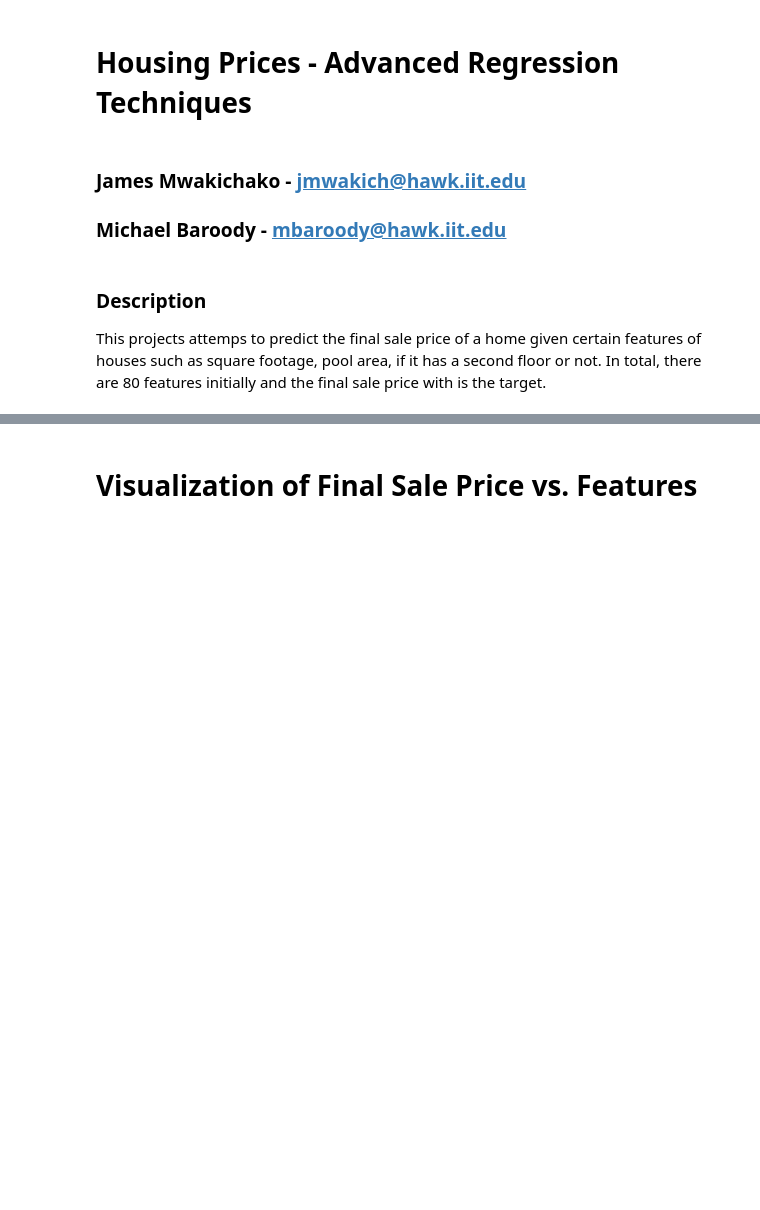
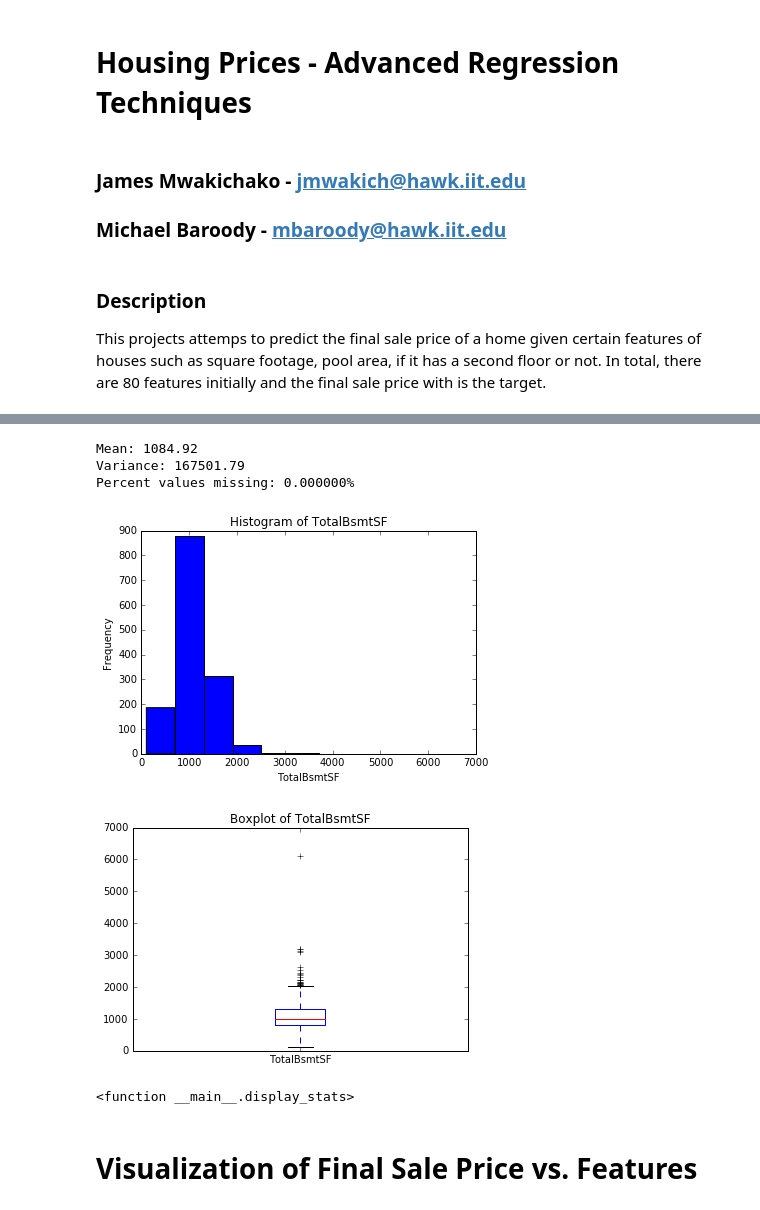
Before and after one commit to jmwaks/Real_Estate_Prices, a Jupyter notebook: Housing.ipynb, the cells around one changed output, grey strips where cells are left out. Saved outputs shown, nothing was run; the diff lists cells and outputs as text; code cells hidden in the pictures; blank space fills up the shorter version.

```diff
--- a/Housing.ipynb
+++ b/Housing.ipynb
@@ -45,3 +27,78 @@ plt.show()
+# %%
+features = [feature for feature in train.columns.values]
+
+features_dropdown = widgets.Dropdown(
+    options=features,
+    value='TotalBsmtSF',
+    description='Feature',
+    disabled=False,
+    button_style='info'
+)
+
+categorical_features = [cat_feature for cat_feature in train.columns.values if train[cat_feature].dtype == 'object']
+categorical_features.extend(['MSSubClass', 'OverallQual', 'OverallCond', 'BsmtFullBath',
+                             'BsmtHalfBath', 'BedroomAbvGr', 'KitchenAbvGr',
+                             'TotRmsAbvGr', 'Fireplaces', 'GarageCars', 'MoSold', 'YrSold'])
+
+
+def display_stats(feature):
+
+    if feature in categorical_features:
+        stringified = train[feature].apply(lambda x: str(x)).values
+        print("Percent values missing: %f%%" % (100*(np.sum(stringified == 'nan') / len(train[feature].values))))
+
+        nan_indices = np.where(stringified == 'nan')[0]
+        stringified = np.delete(stringified, nan_indices)
+
+        labels = np.unique(stringified)
+        data = [np.sum(stringified == l) for l in labels]
+        fig = plt.figure()
+        ax = fig.add_subplot(1, 1, 1)
+        ax.set_title('Visualization of %s' % feature)
+        ax.set_xlabel(feature)
+        ax.set_ylabel('Frequency')
+        if feature == 'MoSold':
+            labels = ['Jan', 'Feb', 'Mar', 'Apr', 'May', 'Jun', 'Jul', 'Aug', 'Sep', 'Oct', 'Nov', 'Dec']
+        ax.bar(range(len(data)), data, tick_label=labels)
+        #ax.xticks(range(len(lables)), labels)
+        plt.show()
+    else:
+        x = train[feature].values
+
+        #find zero indices
+        zero_indices = np.where(x == 0)[0]
+        nan_indices = np.where(np.isnan(x))[0]
+        #delete these datapoints from x and y
+
+        x = np.delete(x, zero_indices)
+        x = np.delete(x, nan_indices)
+
+        print('Mean: %.2f' % np.mean(x))
+        print('Variance: %.2f' % np.var(x))
+        # we don't count zeros as missing
+        print('Percent values missing: %f%%' % (100*((len(nan_indices)) / len(train[feature].values))))
+
+        fig1 = plt.figure(1)
+        ax1 = fig1.add_subplot(1, 1, 1)
+        ax1.set_title('Histogram of %s' % feature)
+        ax1.set_xlabel(feature)
+        ax1.set_ylabel('Frequency')
+        ax1.hist(x)
+
+        fig2 = plt.figure(2)
+        ax2= fig2.add_subplot(1, 1, 1)
+        ax2.set_title('Boxplot of %s' % feature)
+        ax2.boxplot([list(x)], labels=[feature])
+        plt.show()
+
+widgets.interact(display_stats, feature=features_dropdown)
+# %% [output]
+Mean: 1084.92
+Variance: 167501.79
+Percent values missing: 0.000000%
+[figure, added]
+[figure, added]
+<function __main__.display_stats>
 # %% [markdown]
 # Visualization of Final Sale Price vs. Features
 # %%
```
Also changed, not shown: parts of 14 cells of this notebook.
